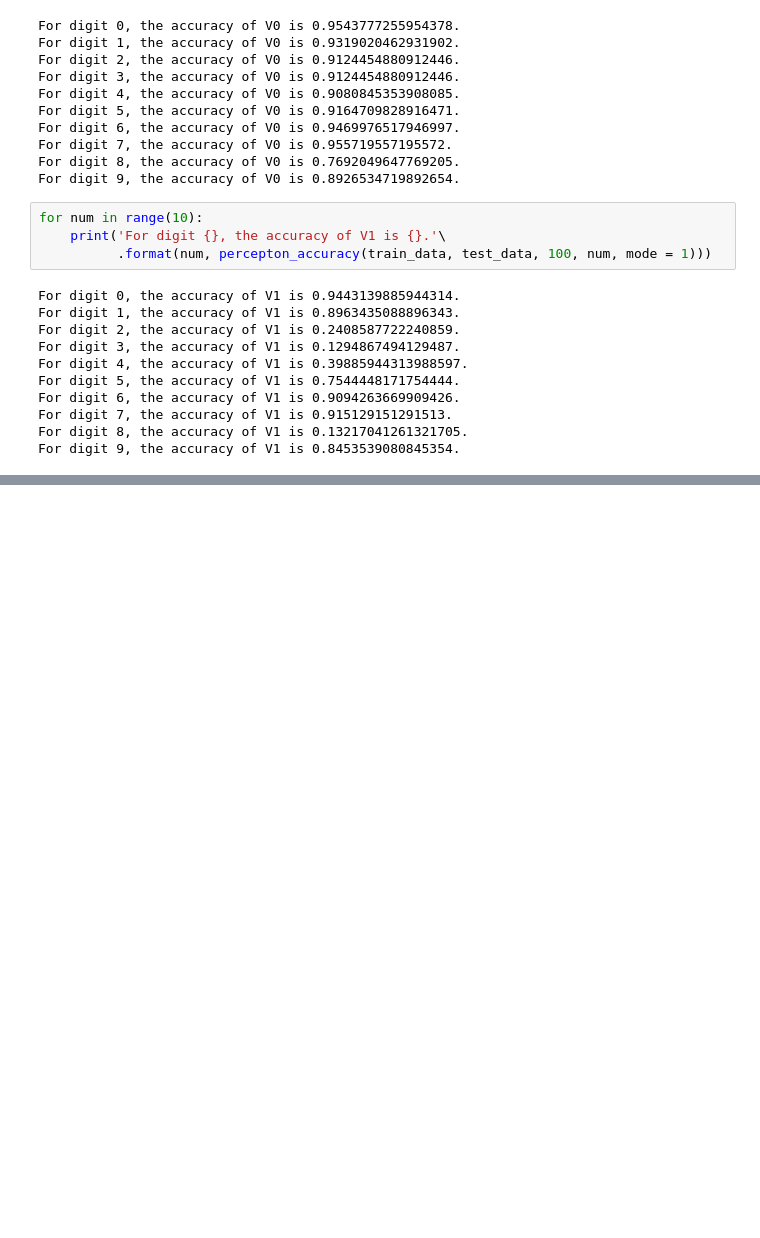
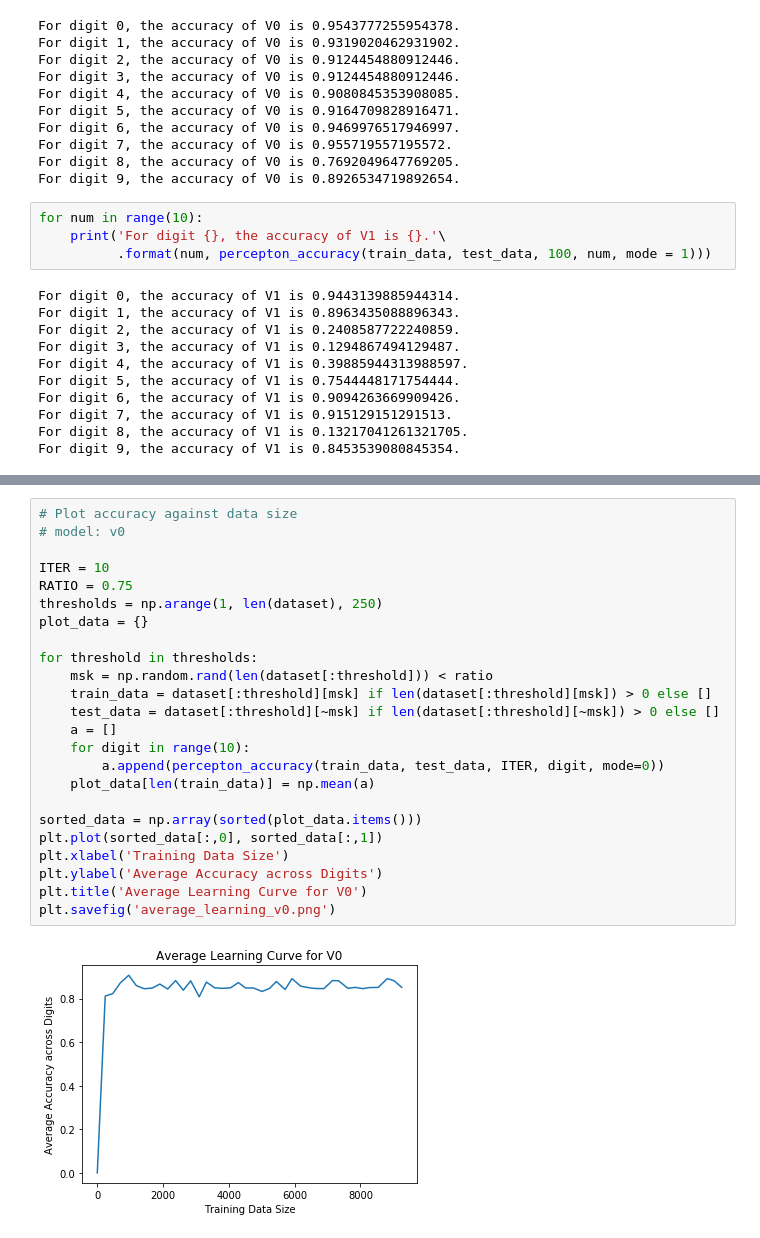
Before and after one commit to anyu0/machine-learning-2020s, a Jupyter notebook: hw2/q6/V0 V1.ipynb, the cells around one changed output, grey strips where cells are left out. Saved outputs shown, nothing was run; the diff lists cells and outputs as text; blank space fills up the shorter version.

```diff
--- a/hw2/q6/V0 V1.ipynb
+++ b/hw2/q6/V0 V1.ipynb
@@ -151,0 +214,26 @@ For digit 9, the accuracy of V1 is 0.8453539080845354.
+# %%
+# Plot accuracy against data size
+# model: v0
+
+ITER = 10
+RATIO = 0.75
+thresholds = np.arange(1, len(dataset), 250)
+plot_data = {}
+
+for threshold in thresholds:
+    msk = np.random.rand(len(dataset[:threshold])) < ratio
+    train_data = dataset[:threshold][msk] if len(dataset[:threshold][msk]) > 0 else []
+    test_data = dataset[:threshold][~msk] if len(dataset[:threshold][~msk]) > 0 else []
+    a = []
+    for digit in range(10):
+        a.append(percepton_accuracy(train_data, test_data, ITER, digit, mode=0))
+    plot_data[len(train_data)] = np.mean(a)
+
+sorted_data = np.array(sorted(plot_data.items()))
+plt.plot(sorted_data[:,0], sorted_data[:,1])
+plt.xlabel('Training Data Size')
+plt.ylabel('Average Accuracy across Digits')
+plt.title('Average Learning Curve for V0')
+plt.savefig('average_learning_v0.png')
+# %% [output]
+[figure, added]
```
Also changed, not shown: parts of 4 cells of this notebook, 2 other files.
